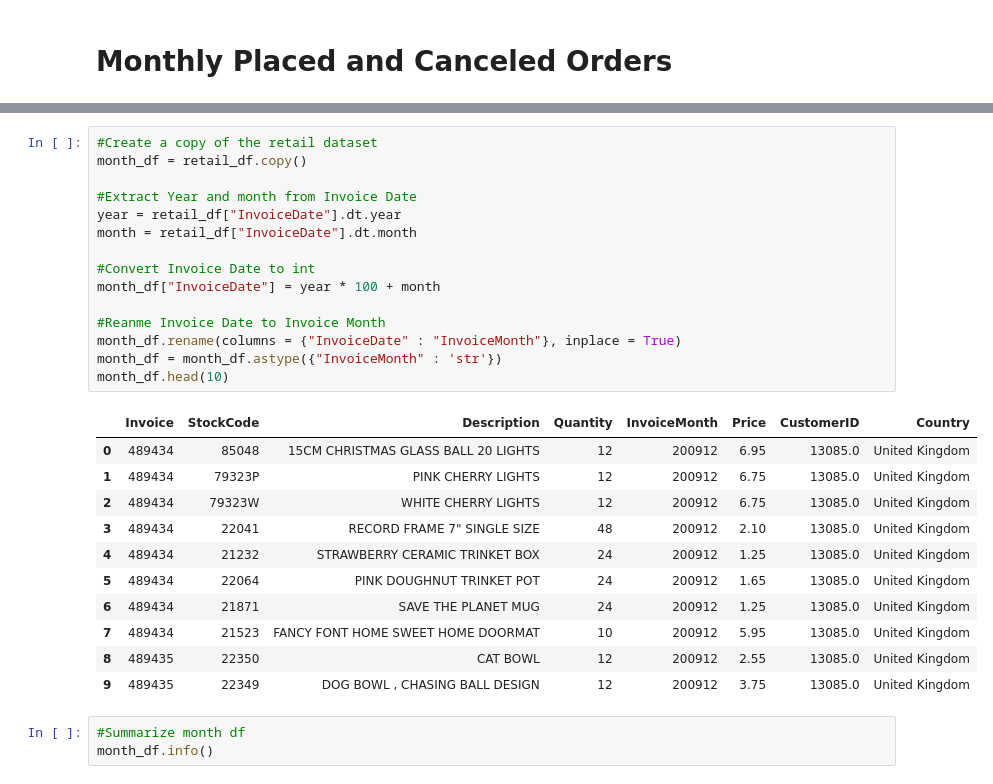
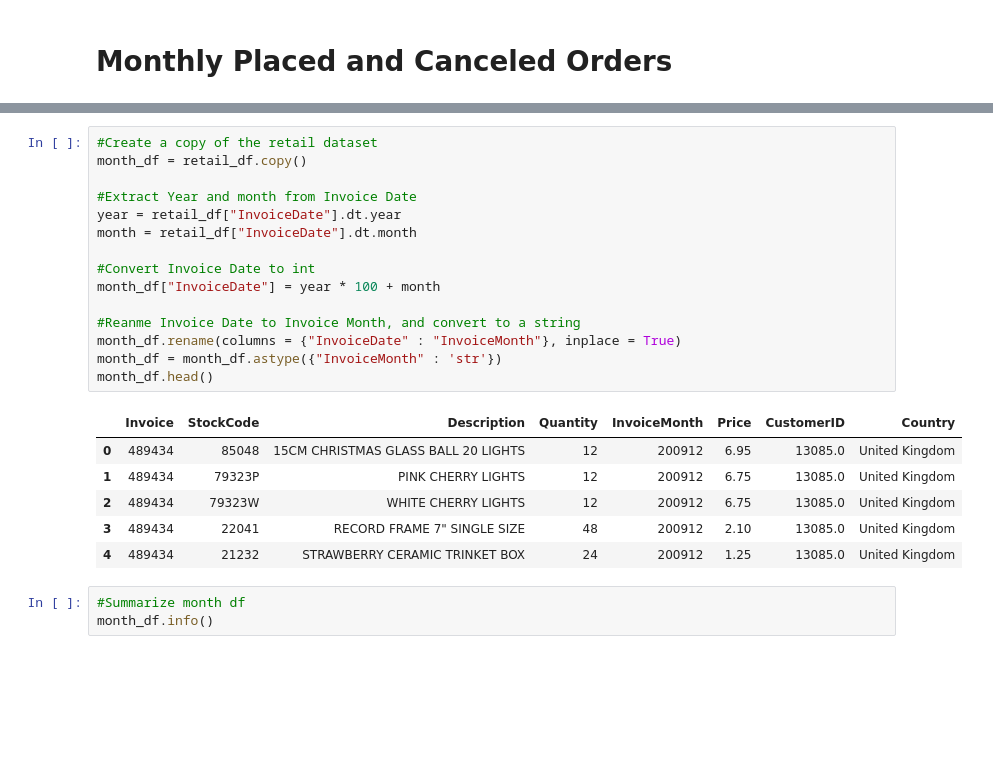
Before and after one commit to jarviscanada/jarvis_data_eng_MiguelDario, a Jupyter notebook: python_data_analytics/python_data_wrangling/retail_data_analytics_wrangling.ipynb, the cells around one changed output, grey strips where cells are left out. Saved outputs shown, nothing was run; the diff lists cells and outputs as text; blank space fills up the shorter version.

```diff
--- a/python_data_analytics/python_data_wrangling/retail_data_analytics_wrangling.ipynb
+++ b/python_data_analytics/python_data_wrangling/retail_data_analytics_wrangling.ipynb
@@ -224,30 +197,25 @@ Maximum:724.25
 # %%
 #Create a copy of the retail dataset
 month_df = retail_df.copy()
 
 #Extract Year and month from Invoice Date
 year = retail_df["InvoiceDate"].dt.year
 month = retail_df["InvoiceDate"].dt.month
 
 #Convert Invoice Date to int
 month_df["InvoiceDate"] = year * 100 + month
 
-#Reanme Invoice Date to Invoice Month
+#Reanme Invoice Date to Invoice Month, and convert to a string
 month_df.rename(columns = {"InvoiceDate" : "InvoiceMonth"}, inplace = True)
 month_df = month_df.astype({"InvoiceMonth" : 'str'})
-month_df.head(10)
+month_df.head()
 # %% [output]
 |  | Invoice | StockCode | Description | Quantity | InvoiceMonth | Price | CustomerID | Country |
 | 0 | 489434 | 85048 | 15CM CHRISTMAS GLASS BALL 20 LIGHTS | 12 | 200912 | 6.95 | 13085.0 | United Kingdom |
 | 1 | 489434 | 79323P | PINK CHERRY LIGHTS | 12 | 200912 | 6.75 | 13085.0 | United Kingdom |
 | 2 | 489434 | 79323W | WHITE CHERRY LIGHTS | 12 | 200912 | 6.75 | 13085.0 | United Kingdom |
 | 3 | 489434 | 22041 | RECORD FRAME 7" SINGLE SIZE | 48 | 200912 | 2.10 | 13085.0 | United Kingdom |
 | 4 | 489434 | 21232 | STRAWBERRY CERAMIC TRINKET BOX | 24 | 200912 | 1.25 | 13085.0 | United Kingdom |
-| 5 | 489434 | 22064 | PINK DOUGHNUT TRINKET POT | 24 | 200912 | 1.65 | 13085.0 | United Kingdom |
-| 6 | 489434 | 21871 | SAVE THE PLANET MUG | 24 | 200912 | 1.25 | 13085.0 | United Kingdom |
-| 7 | 489434 | 21523 | FANCY FONT HOME SWEET HOME DOORMAT | 10 | 200912 | 5.95 | 13085.0 | United Kingdom |
-| 8 | 489435 | 22350 | CAT BOWL | 12 | 200912 | 2.55 | 13085.0 | United Kingdom |
-| 9 | 489435 | 22349 | DOG BOWL , CHASING BALL DESIGN | 12 | 200912 | 3.75 | 13085.0 | United Kingdom |
 # %%
 #Summarize month df
 month_df.info()
```
Also changed, not shown: parts of 28 cells of this notebook.
